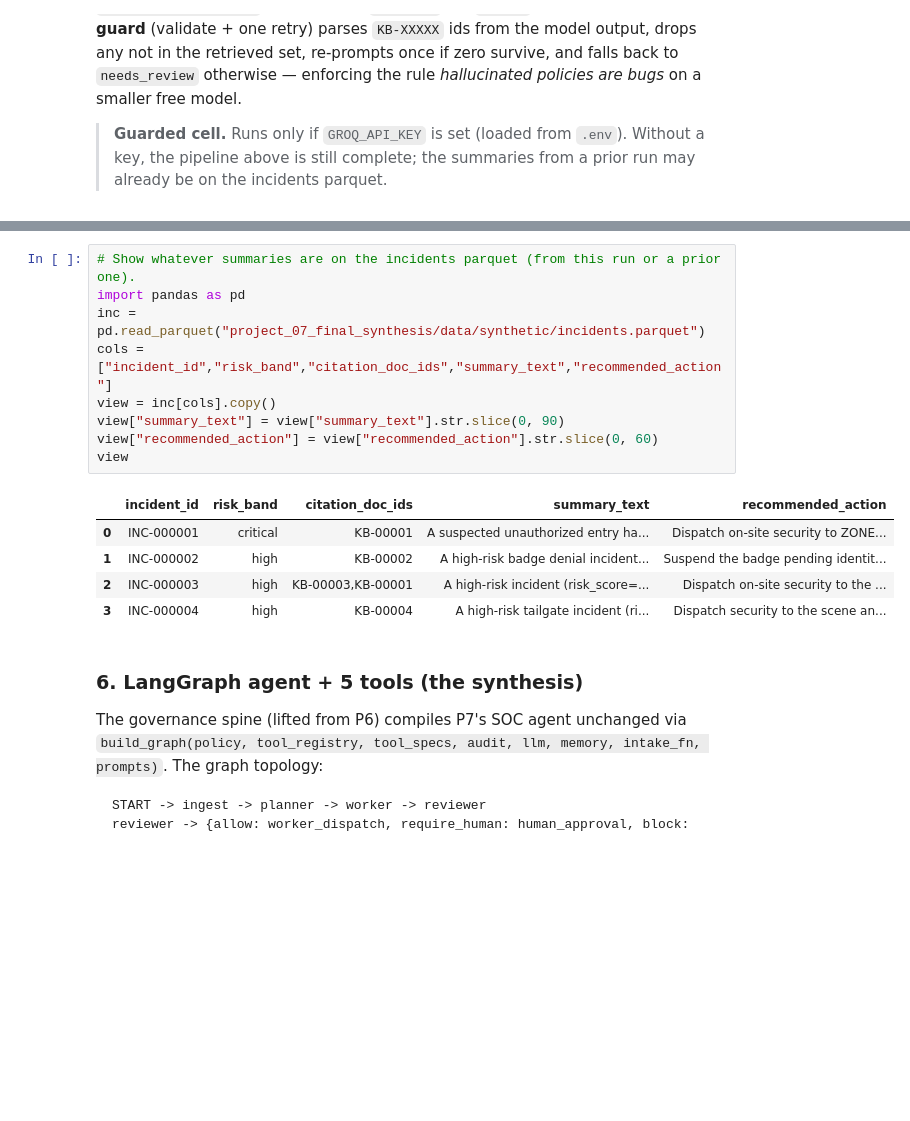
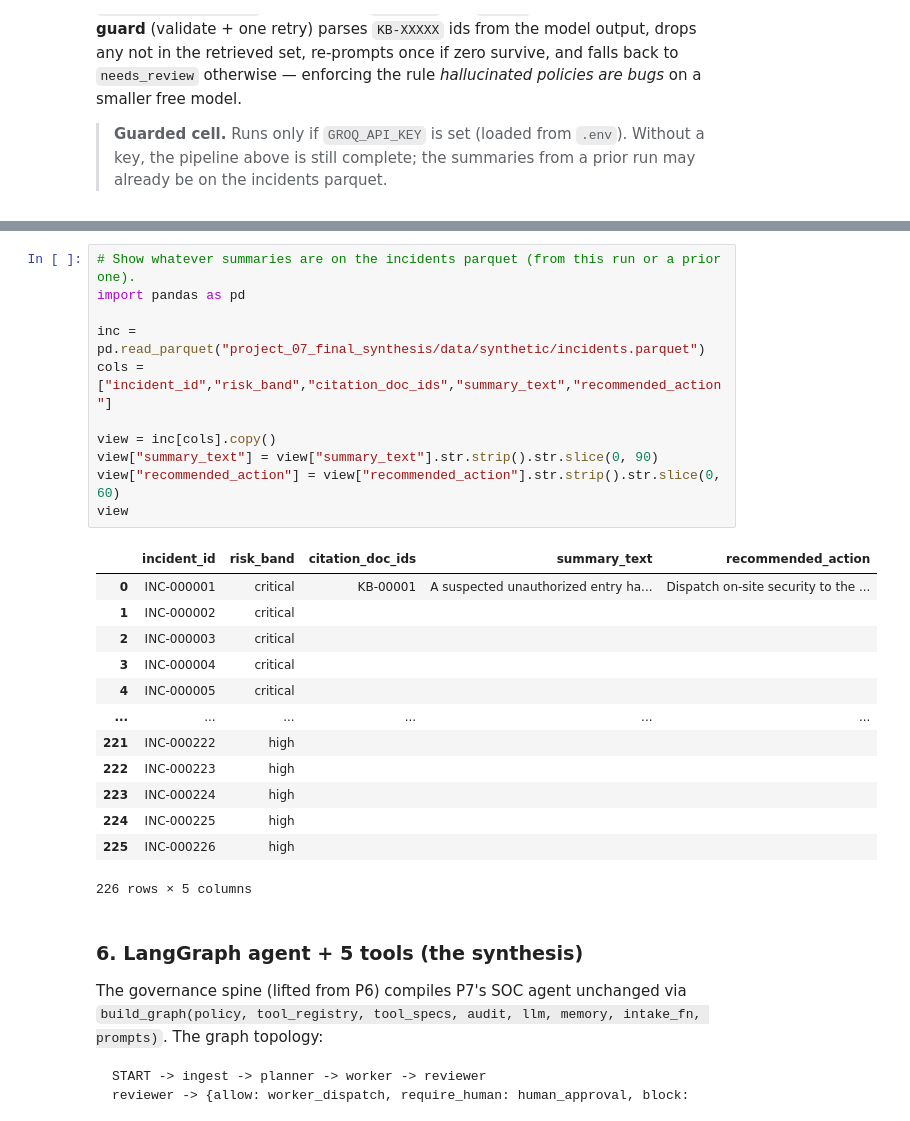
Before and after one commit to Soliman2020/master_capstone_07, a Jupyter notebook: notebooks/07_integrated_copilot.ipynb, the cells around one changed output, grey strips where cells are left out. Drawn from its saved outputs; the diff is of its cells as text; blank space fills up the shorter version.

```diff
--- a/notebooks/07_integrated_copilot.ipynb
+++ b/notebooks/07_integrated_copilot.ipynb
@@ -226,18 +407,28 @@ wrote incidents with summaries: 4 ok, 0 needs_review
 # %%
 # Show whatever summaries are on the incidents parquet (from this run or a prior one).
 import pandas as pd
+
 inc = pd.read_parquet("project_07_final_synthesis/data/synthetic/incidents.parquet")
 cols = ["incident_id","risk_band","citation_doc_ids","summary_text","recommended_action"]
+
 view = inc[cols].copy()
-view["summary_text"] = view["summary_text"].str.slice(0, 90)
-view["recommended_action"] = view["recommended_action"].str.slice(0, 60)
+view["summary_text"] = view["summary_text"].str.strip().str.slice(0, 90)
+view["recommended_action"] = view["recommended_action"].str.strip().str.slice(0, 60)
 view
 # %% [output]
 |  | incident_id | risk_band | citation_doc_ids | summary_text | recommended_action |
-| 0 | INC-000001 | critical | KB-00001 | A suspected unauthorized entry ha... | Dispatch on-site security to ZONE... |
-| 1 | INC-000002 | high | KB-00002 | A high-risk badge denial incident... | Suspend the badge pending identit... |
-| 2 | INC-000003 | high | KB-00003,KB-00001 | A high-risk incident (risk_score=... | Dispatch on-site security to the ... |
-| 3 | INC-000004 | high | KB-00004 | A high-risk tailgate incident (ri... | Dispatch security to the scene an... |
+| 0 | INC-000001 | critical | KB-00001 | A suspected unauthorized entry ha... | Dispatch on-site security to the ... |
+| 1 | INC-000002 | critical |  |  |  |
+| 2 | INC-000003 | critical |  |  |  |
+| 3 | INC-000004 | critical |  |  |  |
+| 4 | INC-000005 | critical |  |  |  |
+| ... | ... | ... | ... | ... | ... |
+| 221 | INC-000222 | high |  |  |  |
+| 222 | INC-000223 | high |  |  |  |
+| 223 | INC-000224 | high |  |  |  |
+| 224 | INC-000225 | high |  |  |  |
+| 225 | INC-000226 | high |  |  |  |
+226 rows × 5 columns
 # %% [markdown]
 ### 6. LangGraph agent + 5 tools (the synthesis)
 
```
Also changed, not shown: parts of 21 cells of this notebook.
